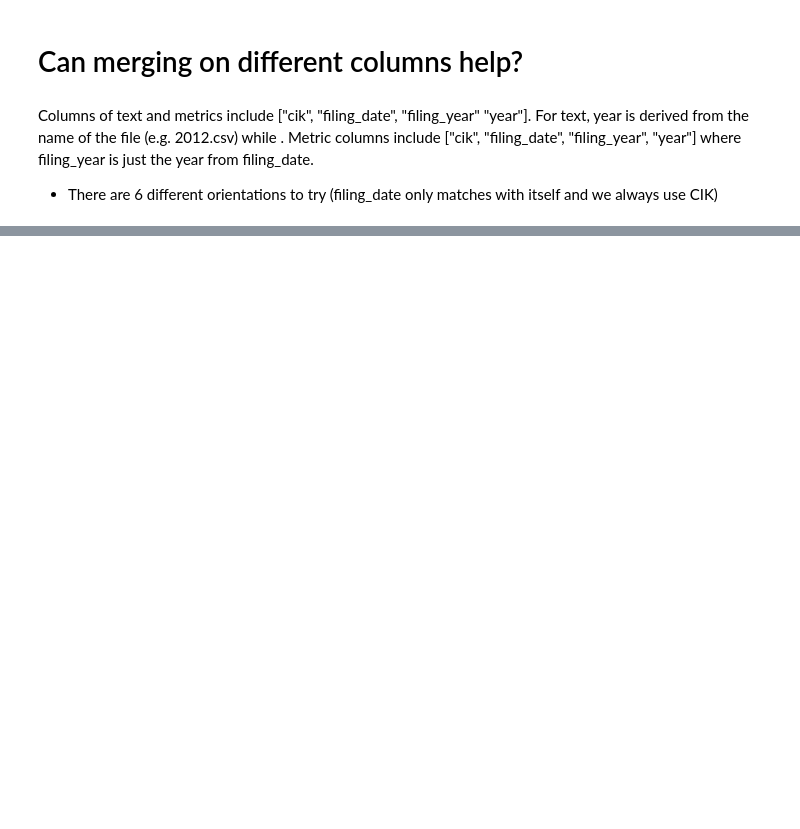
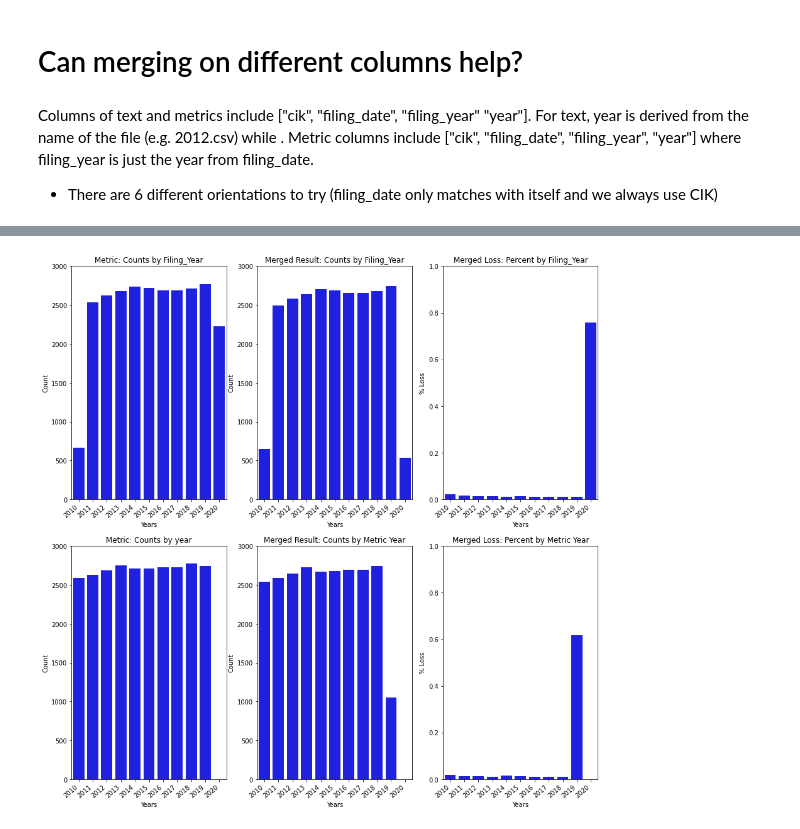
Before and after one commit to bsinghpratap/voya_project_spring21, a Jupyter notebook: VOYAExplorationPreprocessing.ipynb, the cells around one changed output, grey strips where cells are left out. Saved outputs shown, nothing was run; the diff lists cells and outputs as text; code cells hidden in the pictures; blank space fills up the shorter version.

```diff
--- a/VOYAExplorationPreprocessing.ipynb
+++ b/VOYAExplorationPreprocessing.ipynb
@@ -271,0 +392,55 @@ merge_stats(["cik", "filing_year"], ["cik", "year"])
+# %%
+# Merge on filing_date
+result = pd.merge(text_dfs, predictions, on=["cik", "filing_date"])
+fig, axs = plt.subplots(2,3, figsize=(15,15))
+
+
+
+metrics_filing_year = predictions["filing_year"].value_counts().sort_index()
+metrics_year = predictions["year"].value_counts().append(pd.Series({2020:0}, index=[2020])).sort_index()
+
+result_filing_year = pd.DatetimeIndex(result["filing_date"]).year.value_counts().sort_index()
+result_year_10k = result["year_x"].value_counts().sort_index()
+result_year_metrics = result["year_y"].value_counts().append(pd.Series({2020:0}, index=[2020])).sort_index()
+
+loss_filing_year = (metrics_filing_year - result_filing_year)/metrics_filing_year
+loss_year_10k = (metrics_year - result_year_10k) / metrics_year
+loss_year_metrics = (metrics_year - result_year_metrics) / metrics_year
+
+sns.barplot(x=metrics_filing_year.index, y=metrics_filing_year.values, color='b', ax=axs[0,0])
+axs[0,0].set_title("Metric: Counts by Filing_Year")
+sns.barplot(x=result_filing_year.index, y=result_filing_year.values, color='b', ax=axs[0,1])
+axs[0,1].set_title("Merged Result: Counts by Filing_Year")
+sns.barplot(x=loss_filing_year.index, y=loss_filing_year.values, color='b', ax=axs[0,2])
+axs[0,2].set_title("Merged Loss: Percent by Filing_Year")
+
+
+# sns.barplot(x=metrics_year.index, y=metrics_year.values, color='b', ax=axs[1,0])
+# axs[1,0].set_title("Metric: Counts by year")
+# sns.barplot(x=result_year_10k.index, y=result_year_10k.values, color='b', ax=axs[1,1])
+# axs[1,1].set_title("Merged Result: Counts by 10K Year")
+# sns.barplot(x=loss_year_10k.index, y=loss_year_10k.values, color='b', ax=axs[1,2])
+# axs[1,2].set_title("Merged Loss: Percent by 10K Year")
+
+sns.barplot(x=metrics_year.index, y=metrics_year.values, color='b', ax=axs[1,0])
+axs[1,0].set_title("Metric: Counts by year")
+sns.barplot(x=result_year_metrics.index, y=result_year_metrics.values, color='b', ax=axs[1,1])
+axs[1,1].set_title("Merged Result: Counts by Metric Year")
+sns.barplot(x=loss_year_metrics.index, y=loss_year_metrics.values, color='b', ax=axs[1,2])
+axs[1,2].set_title("Merged Loss: Percent by Metric Year")
+
+
+for i in range(0,2):
+    for j in range(0,3):
+        axs[i,j].set_xlabel("Years")
+        axs[i,j].set_xticklabels(axs[i,j].get_xticklabels(), rotation=40, ha="right")
+        if j == 2:
+            axs[i,j].set(ylim=(0, 1.0))
+            axs[i,j].set_ylabel("% Loss")
+        else:
+            axs[i,j].set(ylim=(0, 3000))
+            axs[i,j].set_ylabel("Count")
+
+plt.savefig('filing_date_join_stats.png')
+# %% [output]
+[figure, added]
```
Also changed, not shown: parts of 23 cells of this notebook, 5 other files.
